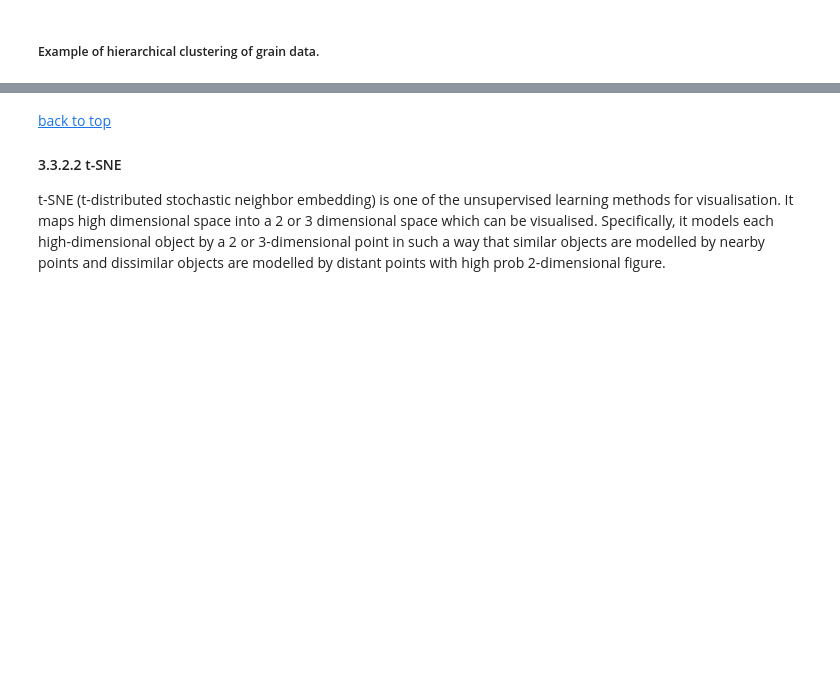
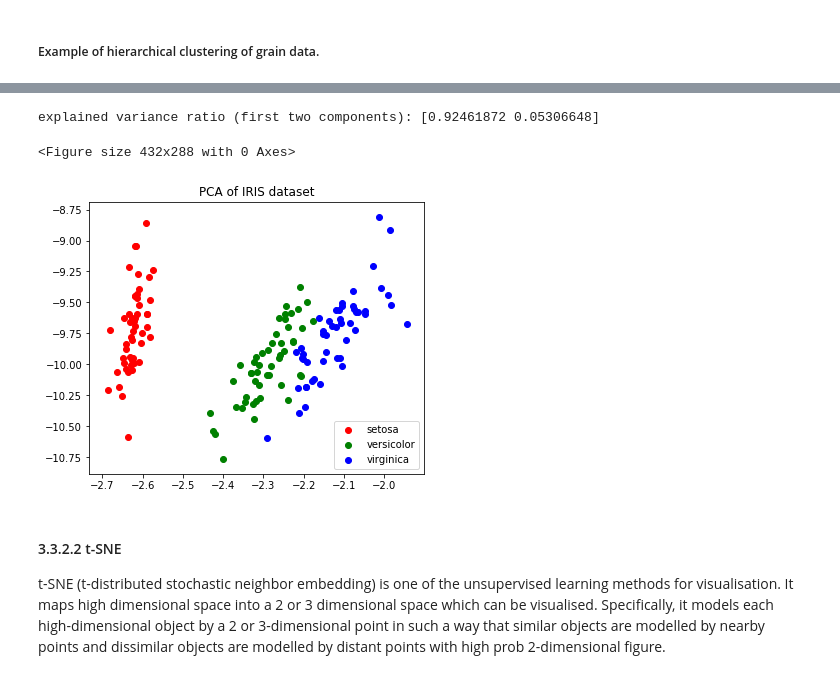
Before and after one commit to carharDBG/course_intro_to_ml, a Jupyter notebook: notebooks/3_unsupervised_learning.ipynb, the cells around one changed output, grey strips where cells are left out. Drawn from its saved outputs; the diff is of its cells as text; code cells hidden in the pictures; blank space fills up the shorter version.

```diff
--- a/notebooks/3_unsupervised_learning.ipynb
+++ b/notebooks/3_unsupervised_learning.ipynb
@@ -288,33 +331,0 @@ The scikit-learn implementation provides a default for the **eps** and **min_sam
-# %%
-# Importing Python Modules
-from sklearn.datasets import load_iris
-import matplotlib.pyplot as plt
-%matplotlib inline
-from sklearn.cluster import DBSCAN
-from sklearn.decomposition import PCA
-
-# Load Dataset
-iris = load_iris()
-
-# Declaring Model
-dbscan = DBSCAN()
-
-# Fitting
-dbscan.fit(iris.data)
-
-# Reducing Dimensions from 4 to 2 using PCA
-pca = PCA(n_components=2).fit(iris.data)
-pca_2d = pca.transform(iris.data)
-
-# Plot based on Class
-for i in range(0, pca_2d.shape[0]):
-    if dbscan.labels_[i] == 0:
-        c1 = plt.scatter(pca_2d[i, 0], pca_2d[i, 1], c='r', marker='+')
-    elif dbscan.labels_[i] == 1:
-        c2 = plt.scatter(pca_2d[i, 0], pca_2d[i, 1], c='g', marker='o')
-    elif dbscan.labels_[i] == -1:
-        c3 = plt.scatter(pca_2d[i, 0], pca_2d[i, 1], c='b', marker='*')
-
-plt.legend([c1, c2, c3], ['Cluster 0', 'Cluster 1', 'Noise (-1)'])
-plt.title('DBSCAN finds 2 clusters and Noise')
-plt.show()
@@ -365,37 +392,47 @@ The **explained variance**  tells us how much information (variance) can be attr
 from sklearn import datasets
 from sklearn.decomposition import PCA
 from matplotlib import pyplot as plt
+import pandas as pd
+from sklearn import preprocessing
 %matplotlib inline
 # Load the iris data
 iris = datasets.load_iris()
+
 X = iris.data
 y = iris.target
+
+
+min_max_scaler = preprocessing.MinMaxScaler()
+X_scaled = min_max_scaler.fit_transform(X)
+
 
 # Fit a PCA
 pca = PCA(n_components=2, whiten=True)
 pca.fit(X)
 
 # Percentage of variance explained for each components
 print('explained variance ratio (first two components): %s'
       % str(pca.explained_variance_ratio_))
 
 # Project the data in 2D
-X_pca = pca.transform(X)
+X_pca = pca.transform(X_scaled)
 
 # Visualize the data
 plt.figure()
 lw = 2
 target_ids = range(len(iris.target_names))
 plt.figure(figsize=(6, 5))
 for i, c, label in zip(target_ids, 'rgbcmykw', iris.target_names):
     plt.scatter(X_pca[y == i, 0], X_pca[y == i, 1],
                c=c, label=label)
 plt.legend(loc='best', shadow=False, scatterpoints=1)
 plt.title('PCA of IRIS dataset')
 plt.show()
+# %% [output]
+explained variance ratio (first two components): [0.92461872 0.05306648]
+<Figure size 432x288 with 0 Axes>
+[figure, added]
 # %% [markdown]
-[back to top](#top)
-
 #### 3.3.2.2  t-SNE<a name="3_3_2_2"></a>
 
 t-SNE (t-distributed stochastic neighbor embedding) is one of the unsupervised learning methods for visualisation. It maps high dimensional space into a 2 or 3 dimensional space which can be visualised. Specifically, it models each high-dimensional object by a 2 or 3-dimensional point in such a way that similar objects are modelled by nearby points and dissimilar objects are modelled by distant points with high prob 2-dimensional figure.
```
Also changed, not shown: parts of 32 cells of this notebook, 9 other files.
